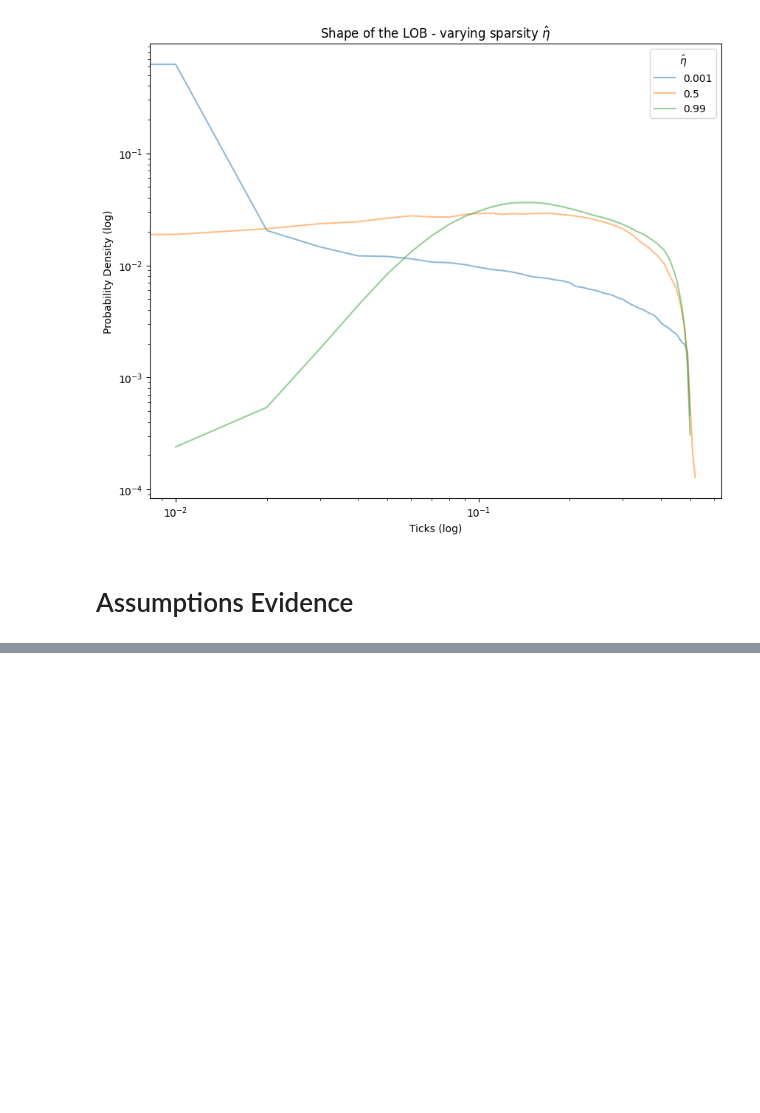
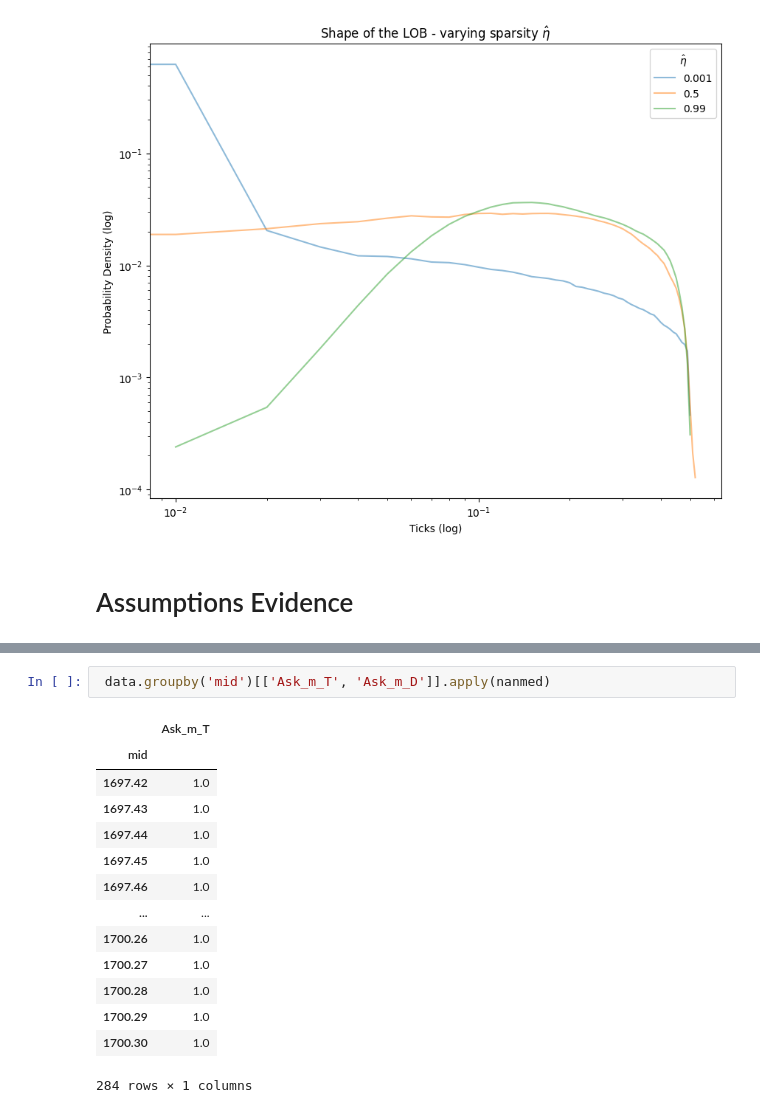
Before and after one commit to konqr/lobSimulations, a Jupyter notebook: src/backup/hawkes/experiments/toyModelSmallTick.ipynb, the cells around one changed output, grey strips where cells are left out. Saved outputs shown, nothing was run; the diff lists cells and outputs as text; blank space fills up the shorter version.

```diff
--- a/src/backup/hawkes/experiments/toyModelSmallTick.ipynb
+++ b/src/backup/hawkes/experiments/toyModelSmallTick.ipynb
@@ -964,0 +987,17 @@ plt.savefig('D:\\PhD\\results - small tick\\ergStudy_eta_shape.png')
+# %%
+ data.groupby('mid')[['Ask_m_T', 'Ask_m_D']].apply(nanmed)
+# %% [output]
+|  | Ask_m_T |
+| mid |  |
+| 1697.42 | 1.0 |
+| 1697.43 | 1.0 |
+| 1697.44 | 1.0 |
+| 1697.45 | 1.0 |
+| 1697.46 | 1.0 |
+| ... | ... |
+| 1700.26 | 1.0 |
+| 1700.27 | 1.0 |
+| 1700.28 | 1.0 |
+| 1700.29 | 1.0 |
+| 1700.30 | 1.0 |
+284 rows × 1 columns
```
Also changed, not shown: parts of 2 cells of this notebook, 1 other file.
